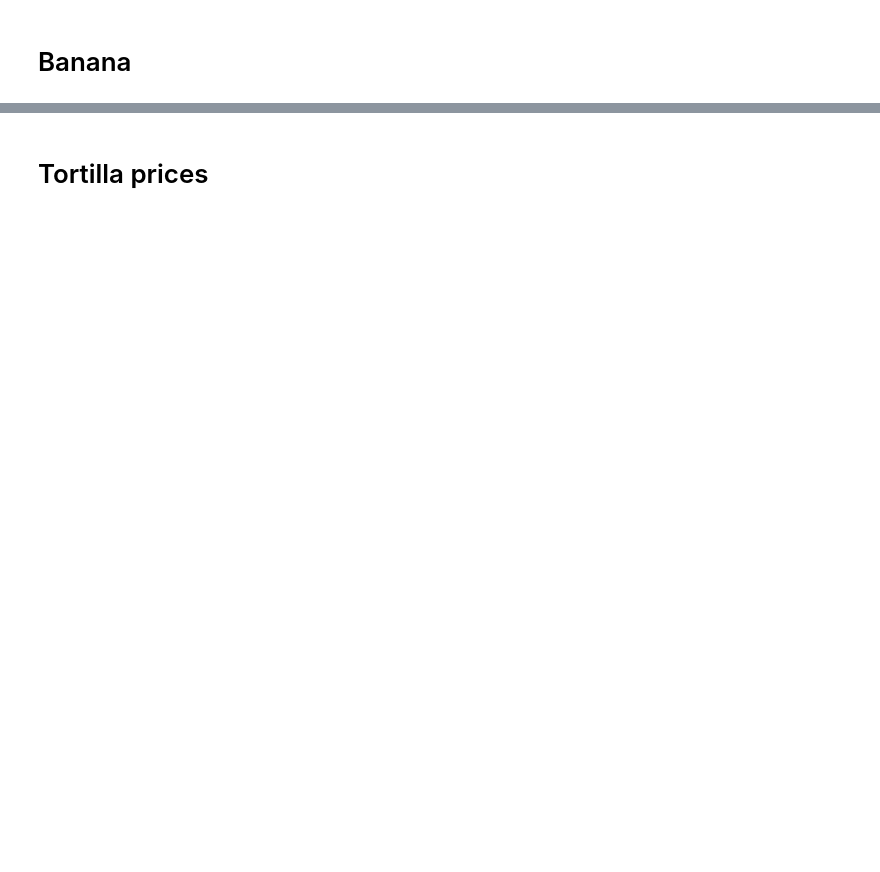
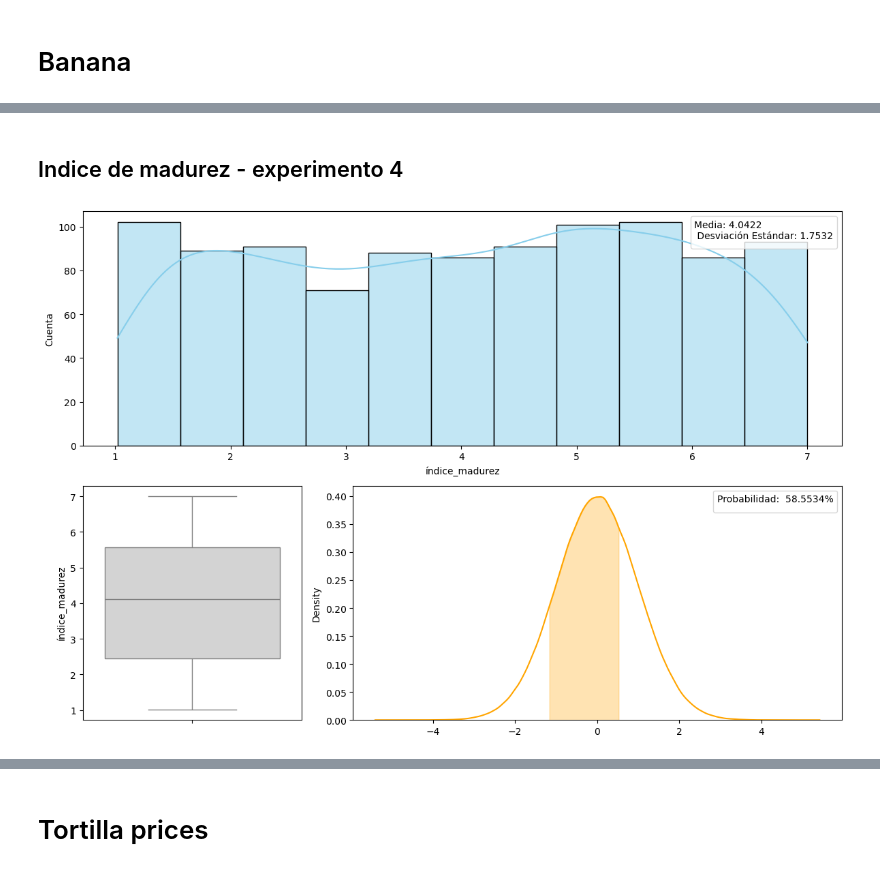
Before and after one commit to CesarLepeITT/ProyectoProba, a Jupyter notebook: experimentos.ipynb, the cells around one changed output, grey strips where cells are left out. Saved outputs shown, nothing was run; the diff lists cells and outputs as text; code cells hidden in the pictures; blank space fills up the shorter version.

```diff
--- a/experimentos.ipynb
+++ b/experimentos.ipynb
@@ -178,0 +146,6 @@ banana
+# %% [markdown]
+## Indice de madurez - experimento 4
+# %%
+get_figures(banana['índice_madurez'], nombre='4_Indice_madurez_banana', rango=[2,5])
+# %% [output]
+[figure, added]
```
Also changed, not shown: parts of 63 cells of this notebook, 21 other files.
